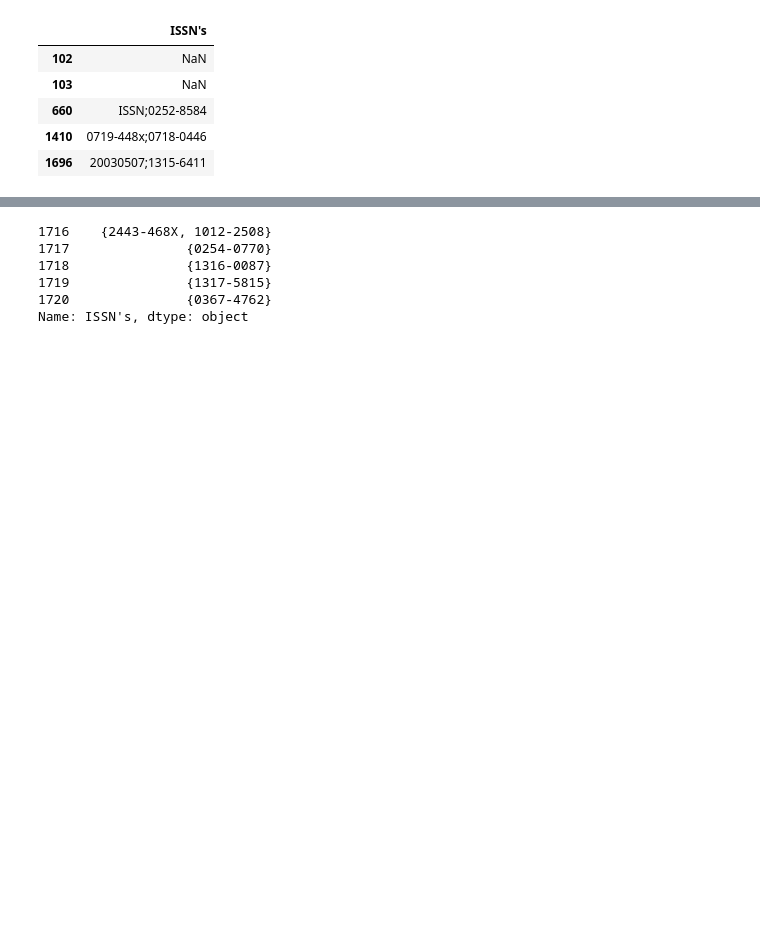
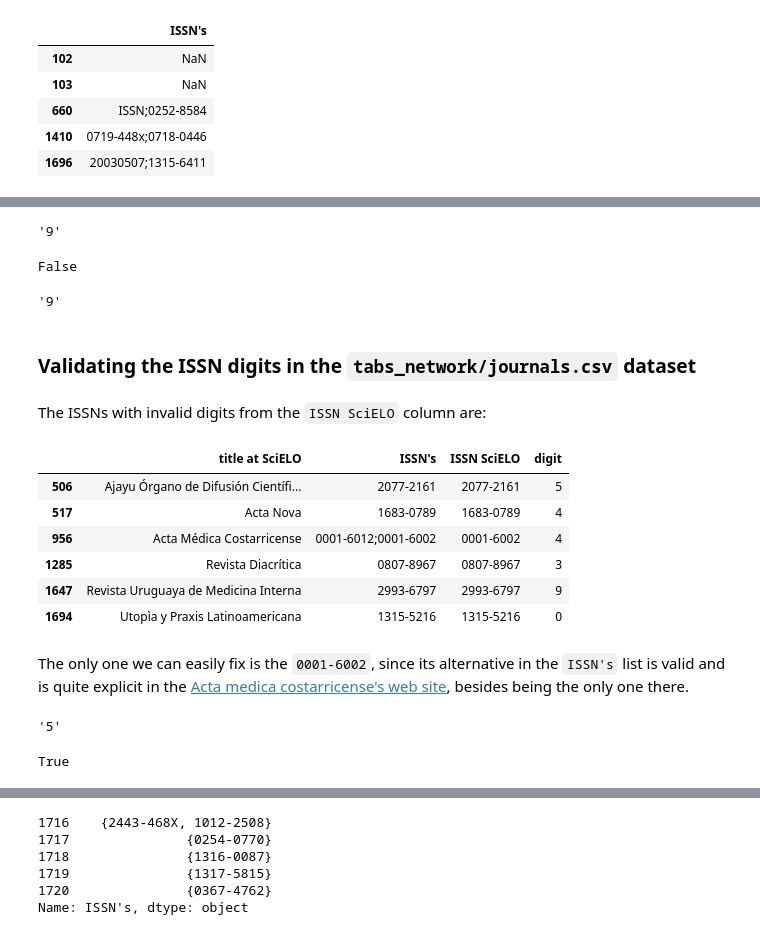
Before and after one commit to scieloorg/scielo20gt6, a Jupyter notebook: clean_issn.ipynb, the cells around one changed output, grey strips where cells are left out. Saved outputs shown, nothing was run; the diff lists cells and outputs as text; code cells hidden in the pictures; blank space fills up the shorter version.

```diff
--- a/clean_issn.ipynb
+++ b/clean_issn.ipynb
@@ -75,0 +146,3 @@ and by using a mapping to remove the undesired value.
+# %%
+def issn_full2digit(issn):
+    return issn_digit(issn.replace("-", "").strip()[:7])
@@ -75,0 +157,42 @@ and by using a mapping to remove the undesired value.
+# %%
+issn_full2digit("2003-0507") # And here, for convenience!
+# %% [output]
+'9'
+# %%
+check_issn_digit("20030507") # That's the invalid ISSN previously obtained
+# %% [output]
+False
+# %%
+issn_digit("2003050") # Its digit should had been 9 (as we've already seen)
+# %% [output]
+'9'
+# %% [markdown]
+### Validating the ISSN digits in the `tabs_network/journals.csv` dataset
+# %% [markdown]
+The ISSNs with invalid digits from the `ISSN SciELO` column are:
+# %%
+icd_issn_scielo = journals[~journals["ISSN SciELO"].apply(check_issn_digit)]
+icd_issn_scielo[["title at SciELO", "ISSN's", "ISSN SciELO"]] \
+    .assign(digit=icd_issn_scielo["ISSN SciELO"].apply(issn_full2digit))
+# %% [output]
+|  | title at SciELO | ISSN's | ISSN SciELO | digit |
+| 506 | Ajayu Órgano de Difusión Científi... | 2077-2161 | 2077-2161 | 5 |
+| 517 | Acta Nova | 1683-0789 | 1683-0789 | 4 |
+| 956 | Acta Médica Costarricense | 0001-6012;0001-6002 | 0001-6002 | 4 |
+| 1285 | Revista Diacrítica | 0807-8967 | 0807-8967 | 3 |
+| 1647 | Revista Uruguaya de Medicina Interna | 2993-6797 | 2993-6797 | 9 |
+| 1694 | Utopìa y Praxis Latinoamericana | 1315-5216 | 1315-5216 | 0 |
+# %% [markdown]
+The only one we can easily fix is the `0001-6002`,
+since its alternative in the `ISSN's` list is valid
+and is quite explicit in the
+[Acta medica costarricense's web site](http://www.actamedica.medicos.cr),
+besides being the only one there.
+# %%
+issn_full2digit("2077-2161")
+# %% [output]
+'5'
+# %%
+check_issn_digit("0001-6012")
+# %% [output]
+True
```
Also changed, not shown: parts of 34 cells of this notebook.
